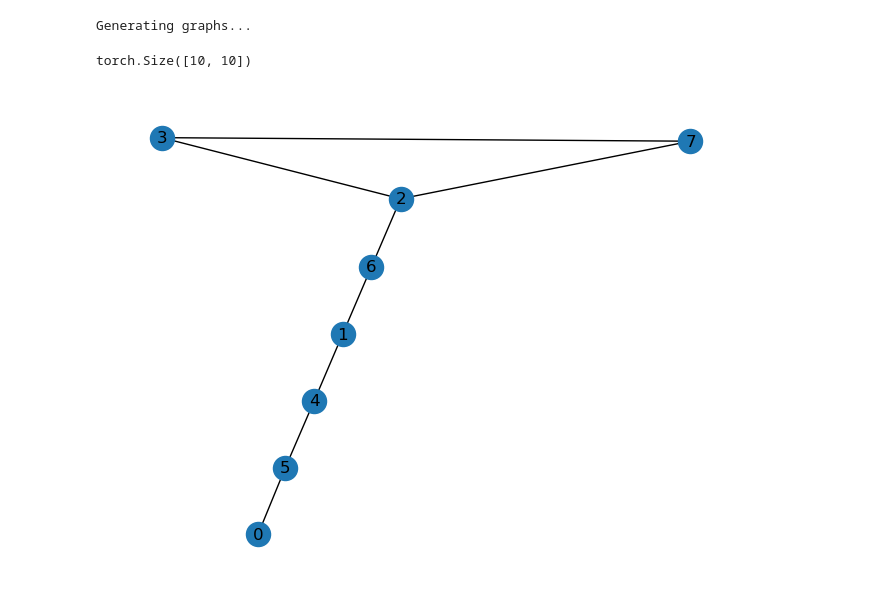
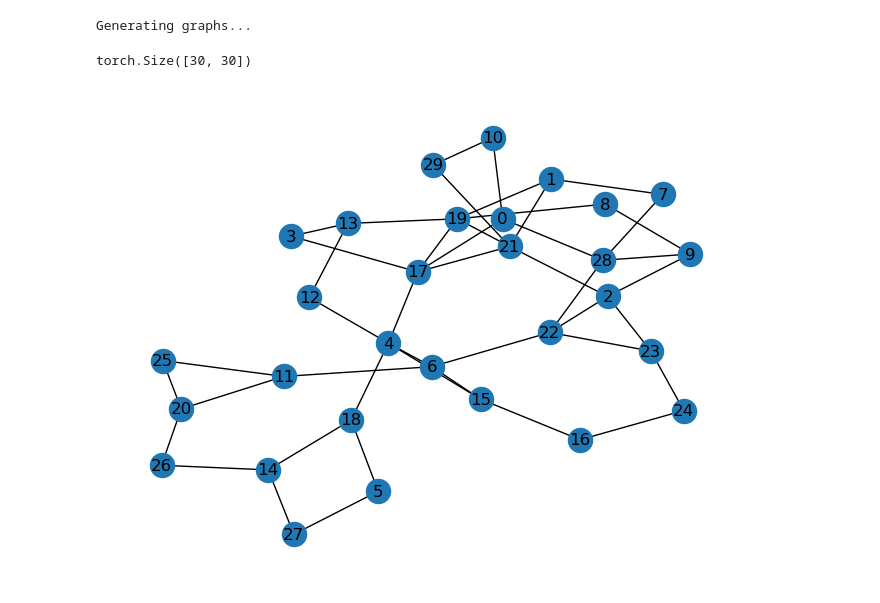
Before and after one commit to jrr6/deepham, a Jupyter notebook: datagen.ipynb, the cells around one changed output. Drawn from its saved outputs; the diff is of its cells as text; code cells hidden in the pictures.

```diff
--- a/datagen.ipynb
+++ b/datagen.ipynb
@@ -30,8 +30,8 @@ Generating graphs...
 # %%
 # Load dataset
 graphs = load_corpus('data')
 print(graphs[1].x.size())
-nx.draw_kamada_kawai(torch_geometric.utils.to_networkx(graphs[0], to_undirected=True), with_labels=True)  # type: ignore
+nx.draw_kamada_kawai(torch_geometric.utils.to_networkx(graphs[8], to_undirected=True), with_labels=True)  # type: ignore
 # %% [output]
-torch.Size([10, 10])
+torch.Size([30, 30])
-[figure, old version]
+[figure, new version]
```
Also changed, not shown: parts of 3 cells of this notebook, 2 other files.
